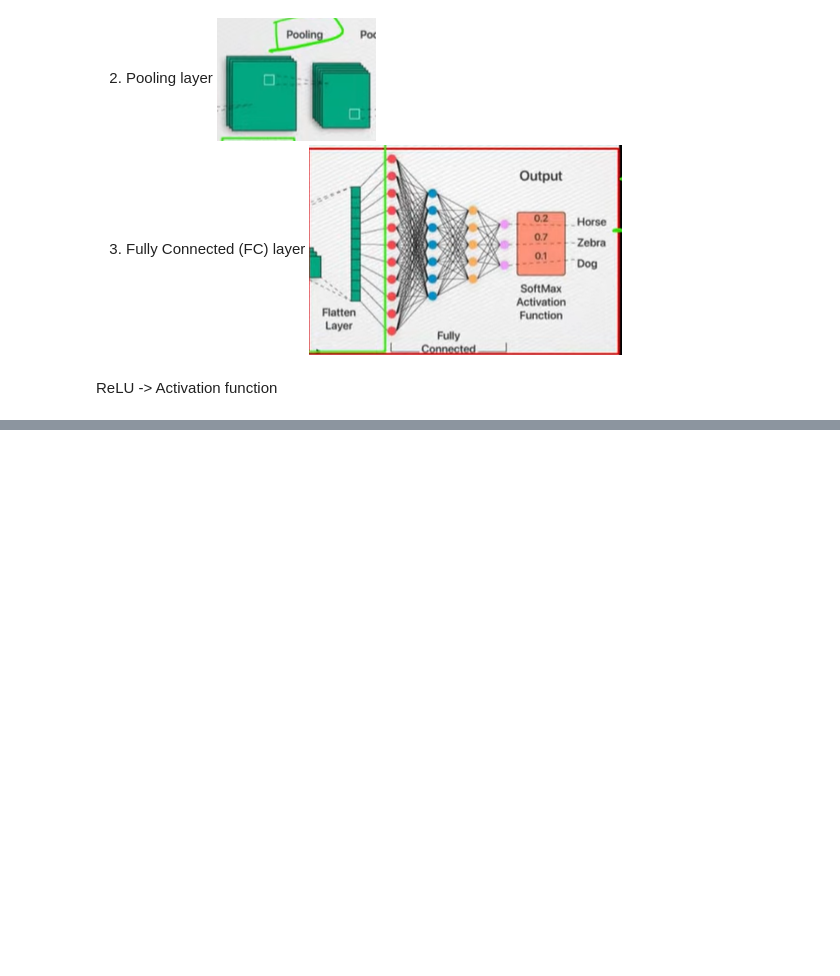
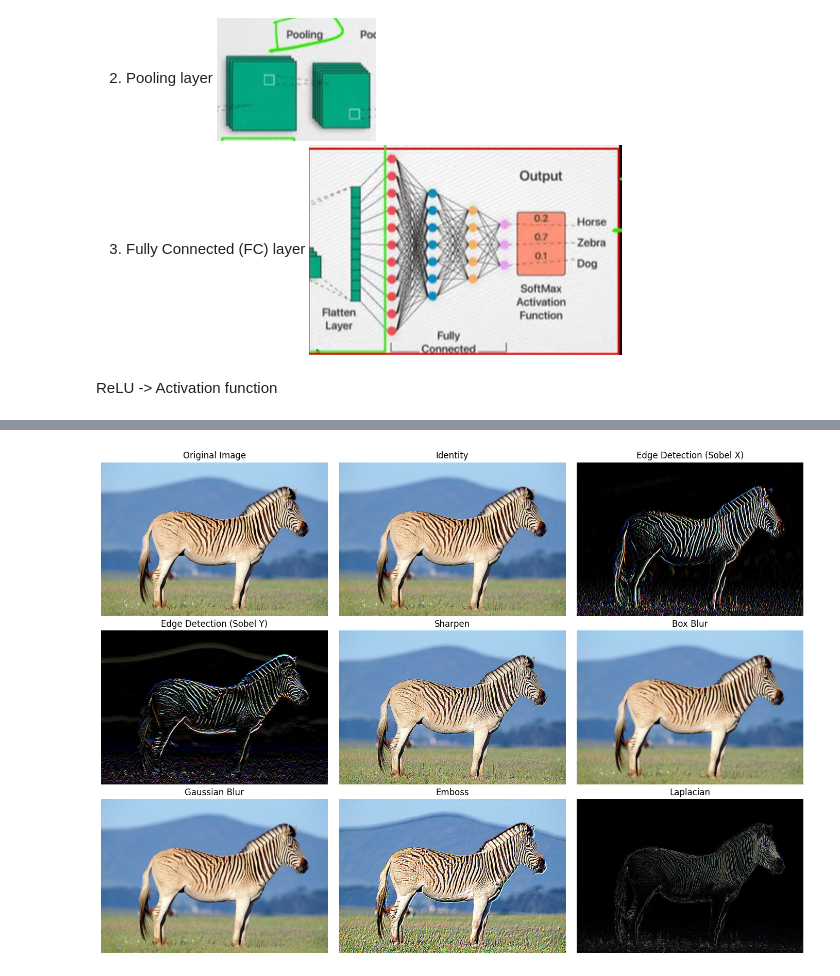
Before and after one commit to tamimystic/Computer_Vision, a Jupyter notebook: day3/day3 concept.ipynb, the cells around one changed output, grey strips where cells are left out. Saved outputs shown, nothing was run; the diff lists cells and outputs as text; code cells hidden in the pictures; blank space fills up the shorter version.

Commit message:
check kernel code in zebra image in day 3 concept

```diff
--- a/day3/day3 concept.ipynb
+++ b/day3/day3 concept.ipynb
@@ -33,0 +45,46 @@ ReLU -> Activation function
+# %%
+import cv2
+import numpy as np
+import matplotlib.pyplot as plt
+
+# ---------- Step 1: Image Load ----------
+img = cv2.imread('C:\Inception BD\Computer Vision\Computer_Vision\day3\image.png')
+img = cv2.cvtColor(img, cv2.COLOR_BGR2RGB)
+
+# ---------- Step 2: Define Kernels ----------
+kernels = {
+    "Identity": np.array([[0,0,0],[0,1,0],[0,0,0]]),
+    "Edge Detection (Sobel X)": np.array([[1,0,-1],[2,0,-2],[1,0,-1]]),
+    "Edge Detection (Sobel Y)": np.array([[1,2,1],[0,0,0],[-1,-2,-1]]),
+    "Sharpen": np.array([[0,-1,0],[-1,5,-1],[0,-1,0]]),
+    "Box Blur": np.ones((3,3), np.float32)/9,
+    "Gaussian Blur": np.array([[1,2,1],[2,4,2],[1,2,1]], np.float32)/16,
+    "Emboss": np.array([[-2,-1,0],[-1,1,1],[0,1,2]]),
+    "Laplacian": np.array([[0,-1,0],[-1,4,-1],[0,-1,0]]),
+}
+
+# ---------- Step 3: Apply all Kernels ----------
+filtered_images = {}
+for name, kernel in kernels.items():
+    filtered = cv2.filter2D(img, -1, kernel)
+    filtered_images[name] = filtered
+
+# ---------- Step 4: Visualization ----------
+plt.figure(figsize=(14,10))
+plt.subplot(3,3,1)
+plt.imshow(img)
+plt.title("Original Image")
+plt.axis('off')
+
+i = 2
+for name, fimg in filtered_images.items():
+    plt.subplot(3,3,i)
+    plt.imshow(fimg)
+    plt.title(name)
+    plt.axis('off')
+    i += 1
+
+plt.tight_layout()
+plt.show()
+# %% [output]
+[figure, added]
```
Also changed, not shown: parts of 4 cells of this notebook, 3 other files.
